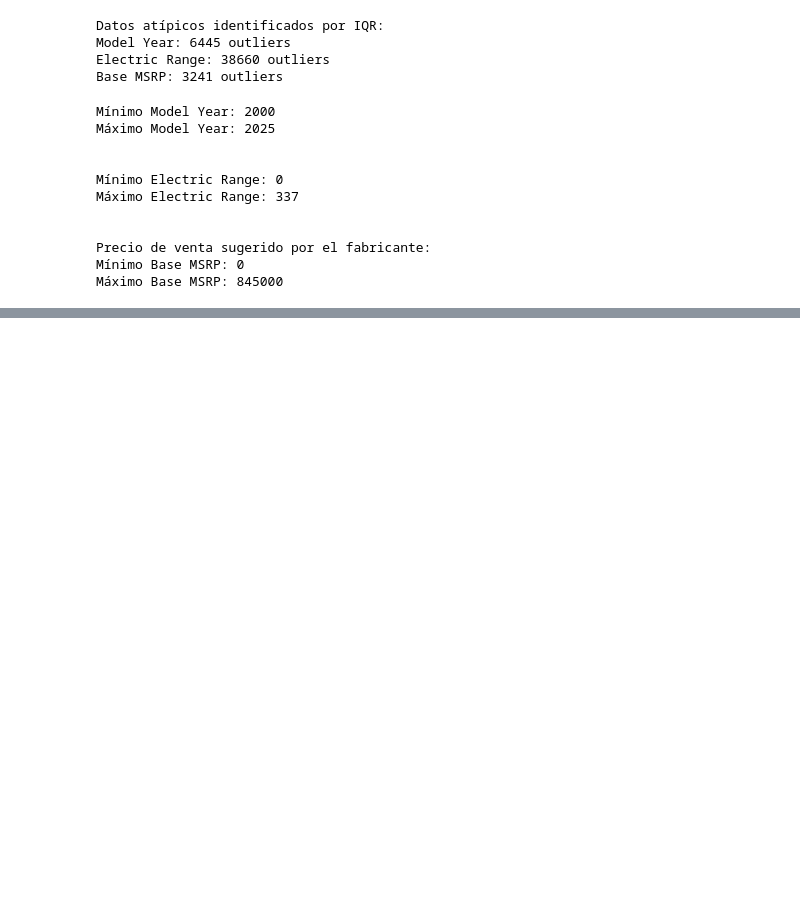
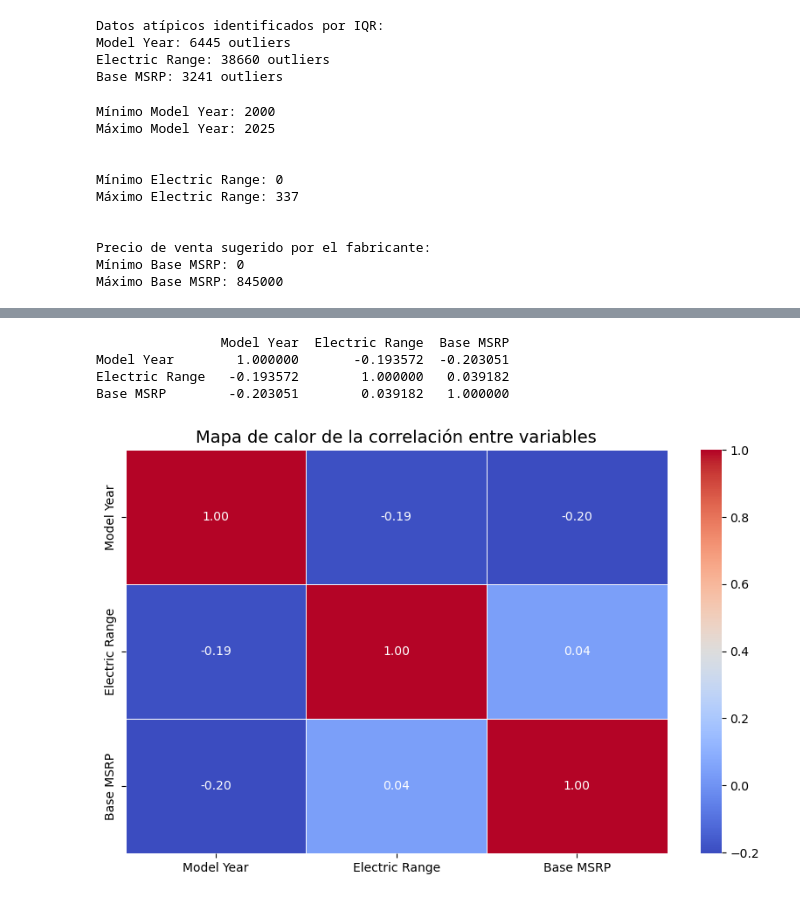
Before and after one commit to Chloe221201/ElectricCars, a Jupyter notebook: code.ipynb, the cells around one changed output, grey strips where cells are left out. Drawn from its saved outputs; the diff is of its cells as text; code cells hidden in the pictures; blank space fills up the shorter version.

```diff
--- a/code.ipynb
+++ b/code.ipynb
@@ -306,17 +308,3 @@ Máximo Electric Range: 337
 Precio de venta sugerido por el fabricante:
 Mínimo Base MSRP: 0
 Máximo Base MSRP: 845000
-# %%
-def codificar_model_year(año):
-    if 2001 <= año <= 2006:
-        return 1
-    elif 2007 <= año <= 2012:
-        return 2
-    elif 2013 <= año <= 2018:
-        return 3
-    elif 2019 <= año <= 2024:
-        return 4
-
-# Aplicar codificación
-df_csv2['ModelYear_Codificado'] = df_csv2['Model Year'].apply(codificar_model_year)
-df_csv2
@@ -533,0 +355,22 @@ Passing `palette` without assigning `hue` is deprecated and will be removed in v
+# %%
+#Subset para correlación entre el año del modelo y la autonomía eléctrica
+df_csv3=df_csv2.copy()
+
+# Eliminar filas donde 'Electric Range' sea 0 porque no hay informacion de ella
+df_csv3 = df_csv3[df_csv3['Electric Range'] != 0]
+correlation_matrix = df_csv3.select_dtypes(include=['number']).corr()
+
+# Mostrar la matriz de correlación
+print(correlation_matrix)
+
+# Visualizar la matriz de correlación con un heatmap (MAPA DE COLOR)
+plt.figure(figsize=(10, 6))
+sns.heatmap(correlation_matrix, annot=True, cmap='coolwarm', fmt=".2f", linewidths=0.5)
+plt.title("Mapa de calor de la correlación entre variables", fontsize=14)
+plt.show()
+# %% [output]
+                Model Year  Electric Range  Base MSRP
+Model Year        1.000000       -0.193572  -0.203051
+Electric Range   -0.193572        1.000000   0.039182
+Base MSRP        -0.203051        0.039182   1.000000
+[figure, added]
```
Also changed, not shown: parts of 16 cells of this notebook, 1 other file.
